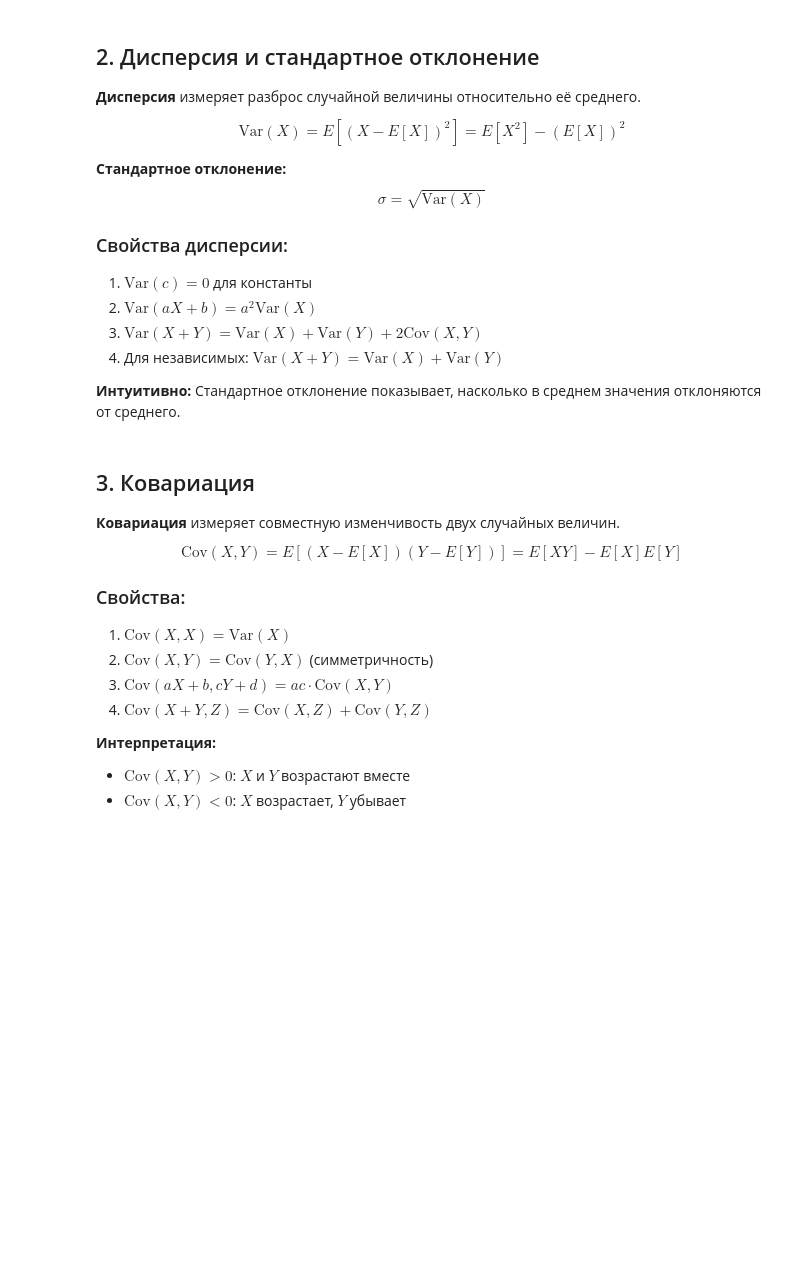
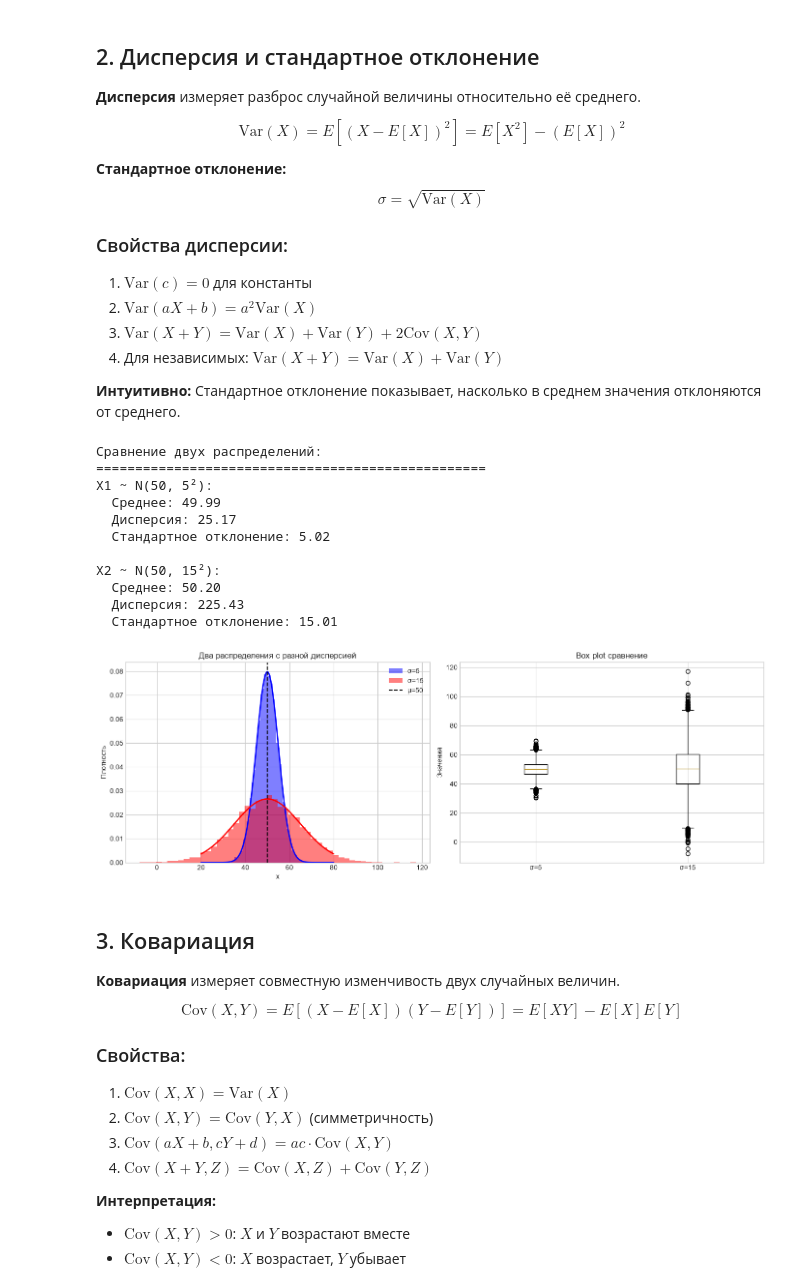
Before and after one commit to antontuzov/DataMath, a Jupyter notebook: Module_02_Random_Variables/03_Random_Variables.ipynb, the cells around one changed output. Saved outputs shown, nothing was run; the diff lists cells and outputs as text; code cells hidden in the pictures; blank space fills up the shorter version.

```diff
--- a/Module_02_Random_Variables/03_Random_Variables.ipynb
+++ b/Module_02_Random_Variables/03_Random_Variables.ipynb
@@ -120,34 +126,48 @@ print('=' * 50)
 print(f'X1 ~ N({mu}, {sigma1}²):')
 print(f'  Среднее: {np.mean(X1):.2f}')
 print(f'  Дисперсия: {np.var(X1):.2f}')
 print(f'  Стандартное отклонение: {np.std(X1):.2f}')
 print(f'\nX2 ~ N({mu}, {sigma2}²):')
 print(f'  Среднее: {np.mean(X2):.2f}')
 print(f'  Дисперсия: {np.var(X2):.2f}')
 print(f'  Стандартное отклонение: {np.std(X2):.2f}')
 
 # Визуализация
 fig, axes = plt.subplots(1, 2, figsize=(14, 5))
 
 # Гистограммы
 x_range = np.linspace(20, 80, 1000)
 axes[0].hist(X1, bins=50, density=True, alpha=0.5, color='blue', label=f'σ={sigma1}')
 axes[0].hist(X2, bins=50, density=True, alpha=0.5, color='red', label=f'σ={sigma2}')
 axes[0].plot(x_range, stats.norm.pdf(x_range, mu, sigma1), 'b-', linewidth=2)
 axes[0].plot(x_range, stats.norm.pdf(x_range, mu, sigma2), 'r-', linewidth=2)
 axes[0].axvline(x=mu, color='black', linestyle='--', label=f'μ={mu}')
 axes[0].set_xlabel('x')
 axes[0].set_ylabel('Плотность')
 axes[0].set_title('Два распределения с разной дисперсией')
 axes[0].legend()
 
 # Box plot
-axes[1].boxplot([X1, X2], labels=[f'σ={sigma1}', f'σ={sigma2}'])
+bp = axes[1].boxplot([X1, X2])
+axes[1].set_xticklabels([f'σ={sigma1}', f'σ={sigma2}'])
 axes[1].set_ylabel('Значения')
 axes[1].set_title('Box plot сравнение')
 
 plt.tight_layout()
 plt.show()
+# %% [output]
+Сравнение двух распределений:
+==================================================
+X1 ~ N(50, 5²):
+  Среднее: 49.99
+  Дисперсия: 25.17
+  Стандартное отклонение: 5.02
+
+X2 ~ N(50, 15²):
+  Среднее: 50.20
+  Дисперсия: 225.43
+  Стандартное отклонение: 15.01
+[figure, added]
 # %% [markdown]
 ## 3. Ковариация
 
```
Also changed, not shown: parts of 6 cells of this notebook, 12 other files.
